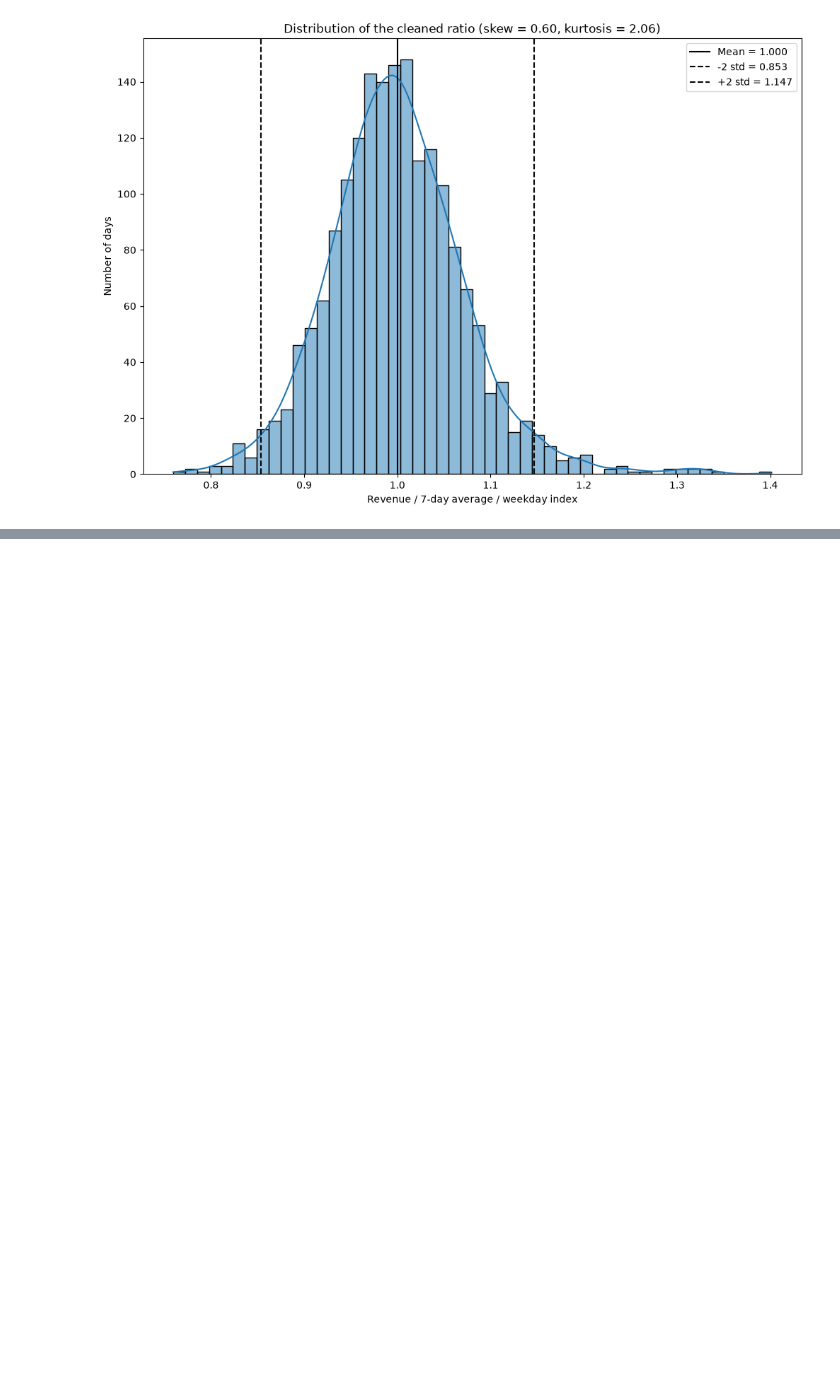
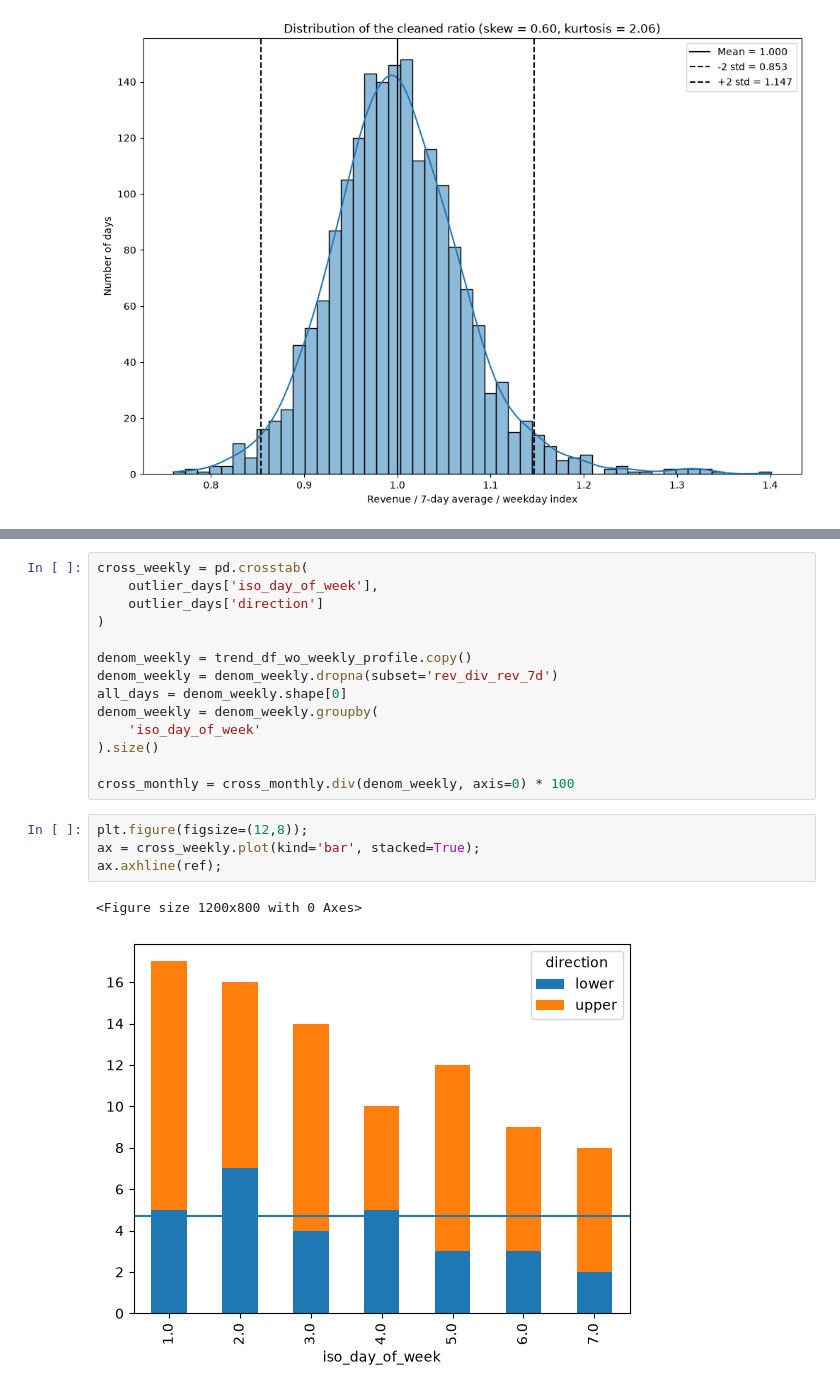
Before and after one commit to Grzegosh/sku_prediction, a Jupyter notebook: EDA.ipynb, the cells around one changed output, grey strips where cells are left out. Saved outputs shown, nothing was run; the diff lists cells and outputs as text; blank space fills up the shorter version.

```diff
--- a/EDA.ipynb
+++ b/EDA.ipynb
@@ -575,0 +614,21 @@ Text(0, 0.5, 'Number of days')
+# %%
+cross_weekly = pd.crosstab(
+    outlier_days['iso_day_of_week'],
+    outlier_days['direction']
+)
+
+denom_weekly = trend_df_wo_weekly_profile.copy()
+denom_weekly = denom_weekly.dropna(subset='rev_div_rev_7d')
+all_days = denom_weekly.shape[0]
+denom_weekly = denom_weekly.groupby(
+    'iso_day_of_week'
+).size()
+
+cross_monthly = cross_monthly.div(denom_weekly, axis=0) * 100
+# %%
+plt.figure(figsize=(12,8));
+ax = cross_weekly.plot(kind='bar', stacked=True);
+ax.axhline(ref);
+# %% [output]
+<Figure size 1200x800 with 0 Axes>
+[figure, added]
```
Also changed, not shown: parts of 12 cells of this notebook, 1 other file.
